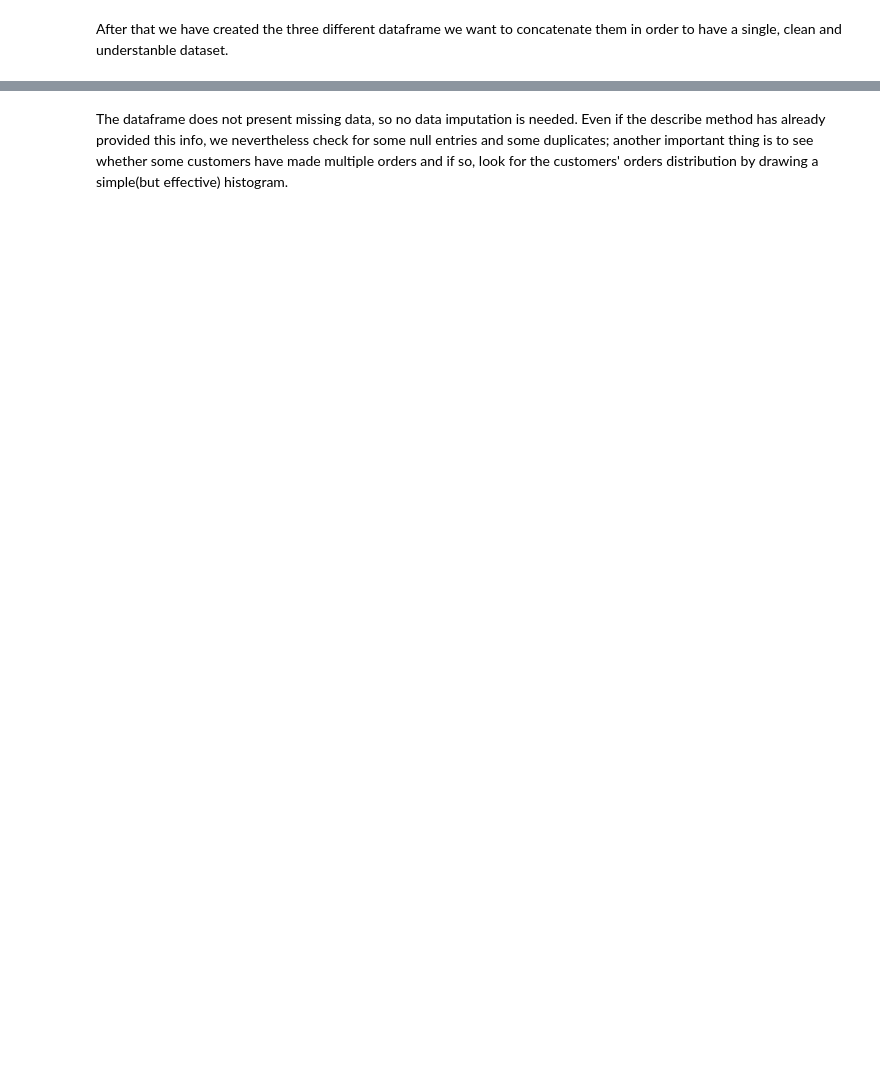
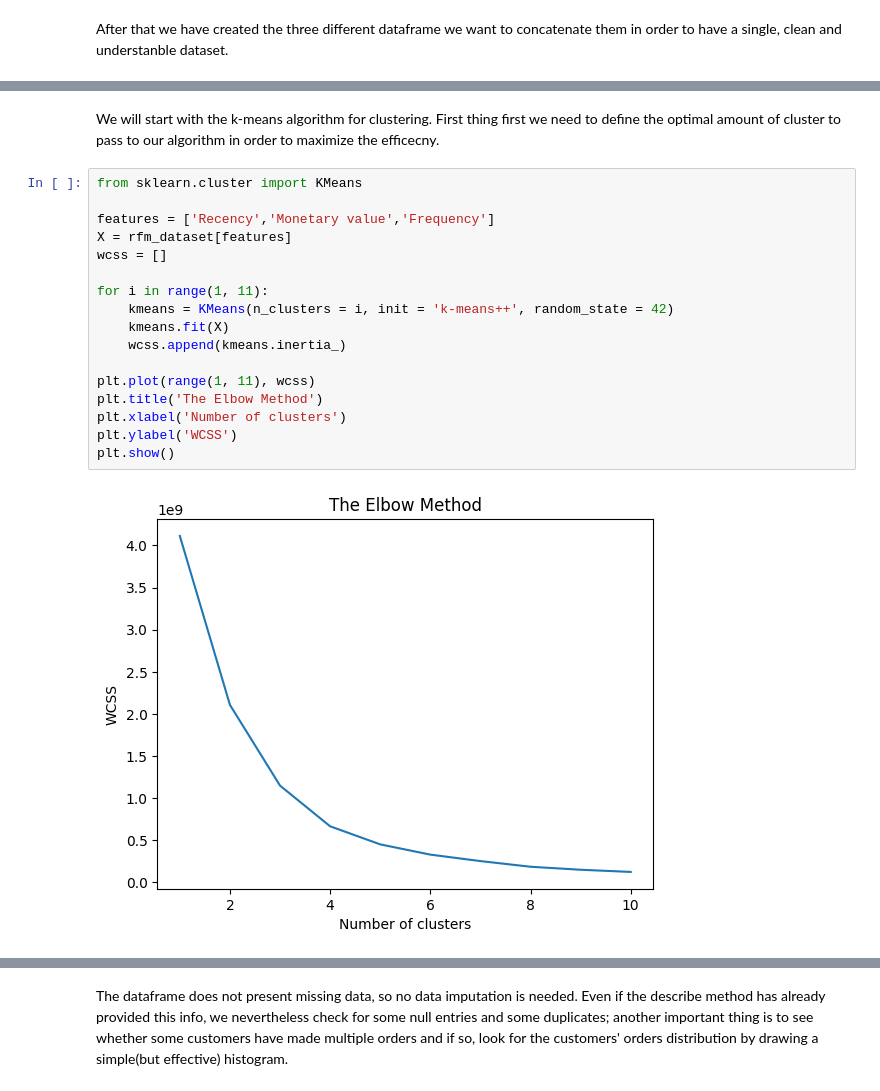
Before and after one commit to Matcar02/AI-ML-Customer-segmentation, a Jupyter notebook: ProjectAI.ipynb, the cells around one changed output, grey strips where cells are left out. Drawn from its saved outputs; the diff is of its cells as text; blank space fills up the shorter version.

```diff
--- a/ProjectAI.ipynb
+++ b/ProjectAI.ipynb
@@ -151,0 +155,21 @@ rfm_dataset.head()
+# %% [markdown]
+We will start with the k-means algorithm for clustering. First thing first we need to define the optimal amount of cluster to pass to our algorithm in order to maximize the efficecny.
+# %%
+from sklearn.cluster import KMeans
+
+features = ['Recency','Monetary value','Frequency']
+X = rfm_dataset[features]
+wcss = []
+
+for i in range(1, 11):
+    kmeans = KMeans(n_clusters = i, init = 'k-means++', random_state = 42)
+    kmeans.fit(X)
+    wcss.append(kmeans.inertia_)
+
+plt.plot(range(1, 11), wcss)
+plt.title('The Elbow Method')
+plt.xlabel('Number of clusters')
+plt.ylabel('WCSS')
+plt.show()
+# %% [output]
+[figure, added]
```
Also changed, not shown: parts of 16 cells of this notebook.
